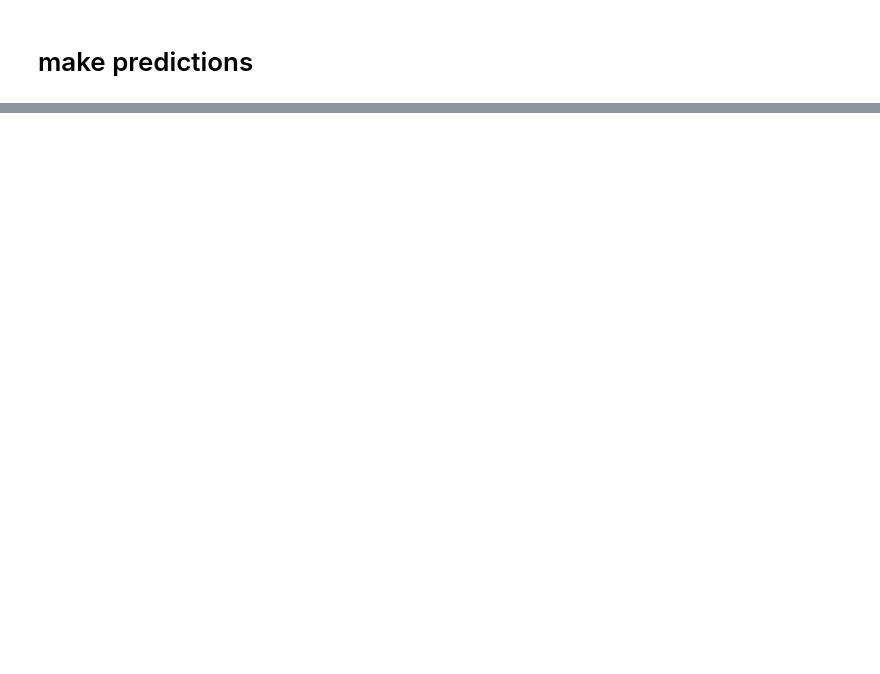
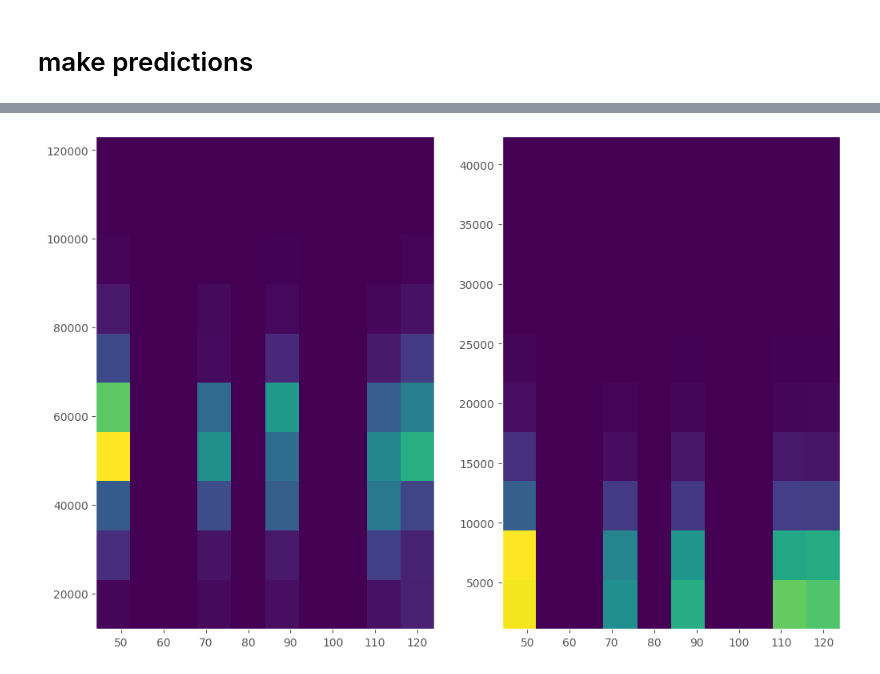
Before and after one commit to chensy618/model-based-machine-learning, a Jupyter notebook: notebook/try-simple-mixing.ipynb, the cells around one changed output, grey strips where cells are left out. Drawn from its saved outputs; the diff is of its cells as text; code cells hidden in the pictures; blank space fills up the shorter version.

```diff
--- a/notebook/try-simple-mixing.ipynb
+++ b/notebook/try-simple-mixing.ipynb
@@ -221,0 +401,4 @@ print("CorrCoef: %.3f\nMAE: %.3f\nRMSE: %.3f\nR2: %.3f" % (corr, mae, rmse, r2))
+# %%
+show_if_att_correlated('destination_size')
+# %% [output]
+[figure, added]
```
Also changed, not shown: parts of 48 cells of this notebook, 2 other files.
